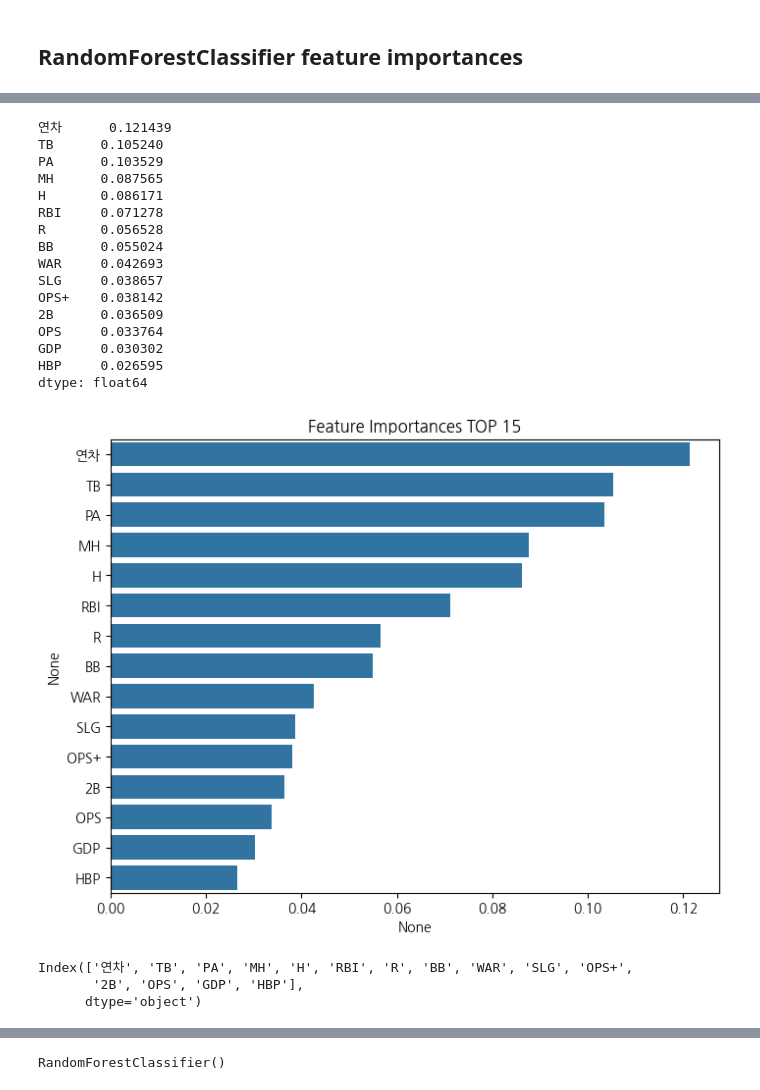
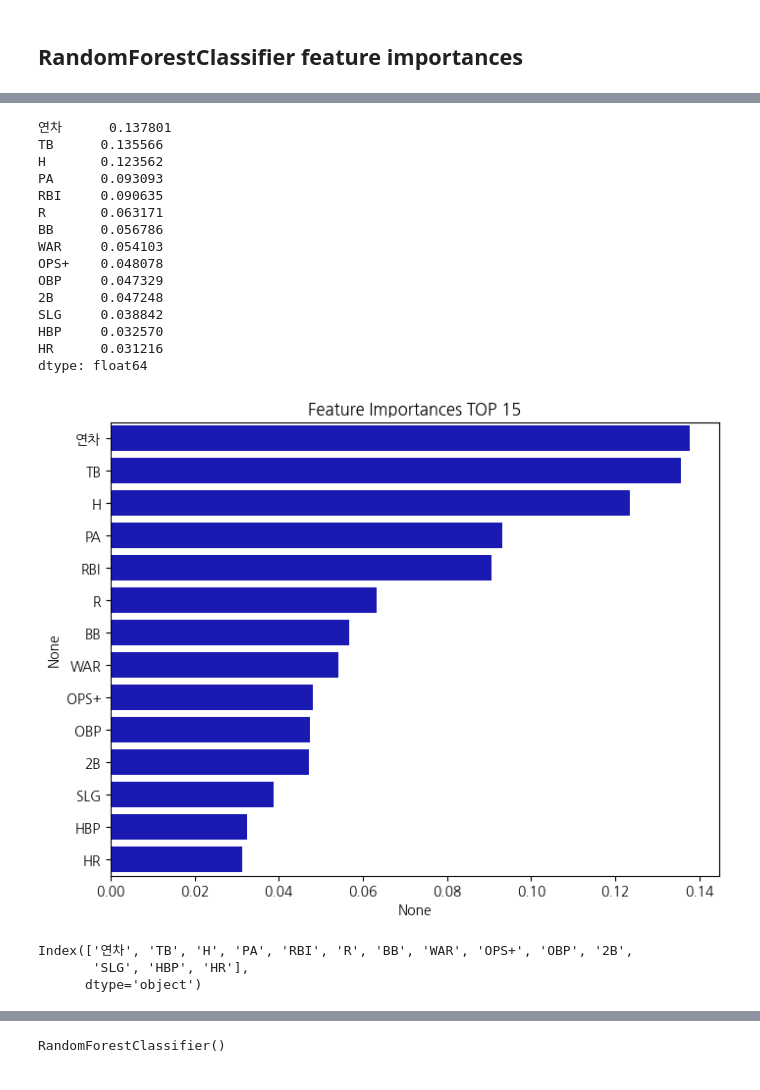
Before and after one commit to zefo38/kbo_salary, a Jupyter notebook: 07. Classifier Modeling.ipynb, the cells around one changed output, grey strips where cells are left out. Cells and saved outputs as stored; diff of their text form; code cells hidden in the pictures.

```diff
--- a/07. Classifier Modeling.ipynb
+++ b/07. Classifier Modeling.ipynb
@@ -262,5 +373,8 @@ data.columns.tolist()
 # %%
 from sklearn.ensemble import RandomForestClassifier
+
+data = df_hitter[['PA','R','H','2B','HR','TB','RBI','BB','HBP','SLG','OBP','WAR','OPS+','연차']]
+target = df_hitter['연봉구간']
 
 rf_clf = RandomForestClassifier()
 rf_clf.fit(data, target)
@@ -274,34 +388,33 @@ imp = pd.Series(importances, index=data.columns)
 top15 = imp.sort_values(ascending=False)[:15]
 print(top15)
 # %% [output]
-연차      0.121439
-TB      0.105240
-PA      0.103529
-MH      0.087565
-H       0.086171
-RBI     0.071278
-R       0.056528
-BB      0.055024
-WAR     0.042693
-SLG     0.038657
-OPS+    0.038142
-2B      0.036509
-OPS     0.033764
-GDP     0.030302
-HBP     0.026595
+연차      0.137801
+TB      0.135566
+H       0.123562
+PA      0.093093
+RBI     0.090635
+R       0.063171
+BB      0.056786
+WAR     0.054103
+OPS+    0.048078
+OBP     0.047329
+2B      0.047248
+SLG     0.038842
+HBP     0.032570
+HR      0.031216
 dtype: float64
 # %%
 plt.figure(figsize=(8,6))
 plt.title('Feature Importances TOP 15')
-sns.barplot(x=top15, y=top15.index)
+sns.barplot(x=top15, y=top15.index,color='mediumblue')
 plt.show()
 # %% [output]
-[figure, old version]
+[figure, new version]
 # %%
 top15.index
 # %% [output]
-Index(['연차', 'TB', 'PA', 'MH', 'H', 'RBI', 'R', 'BB', 'WAR', 'SLG', 'OPS+',
-       '2B', 'OPS', 'GDP', 'HBP'],
+Index(['연차', 'TB', 'H', 'PA', 'RBI', 'R', 'BB', 'WAR', 'OPS+', 'OBP', '2B',
+       'SLG', 'HBP', 'HR'],
       dtype='object')
 # %%
 from sklearn.model_selection import train_test_split
```
Also changed, not shown: parts of 37 cells of this notebook, 2 other files.
